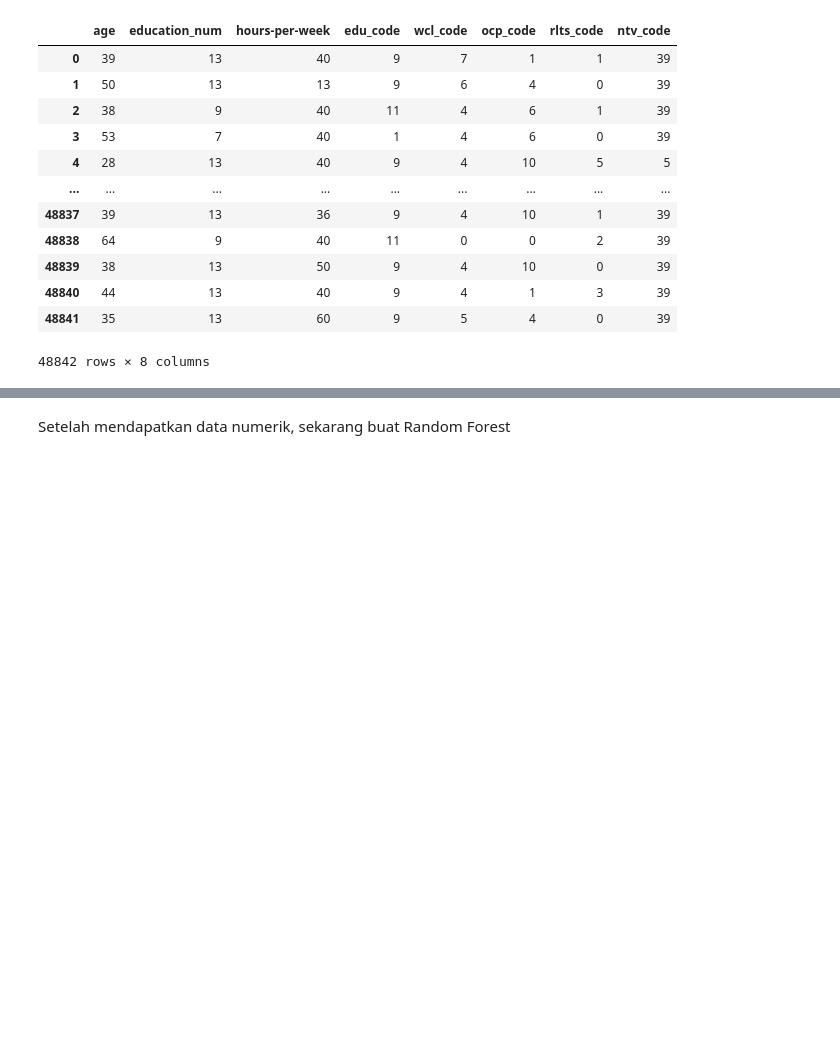
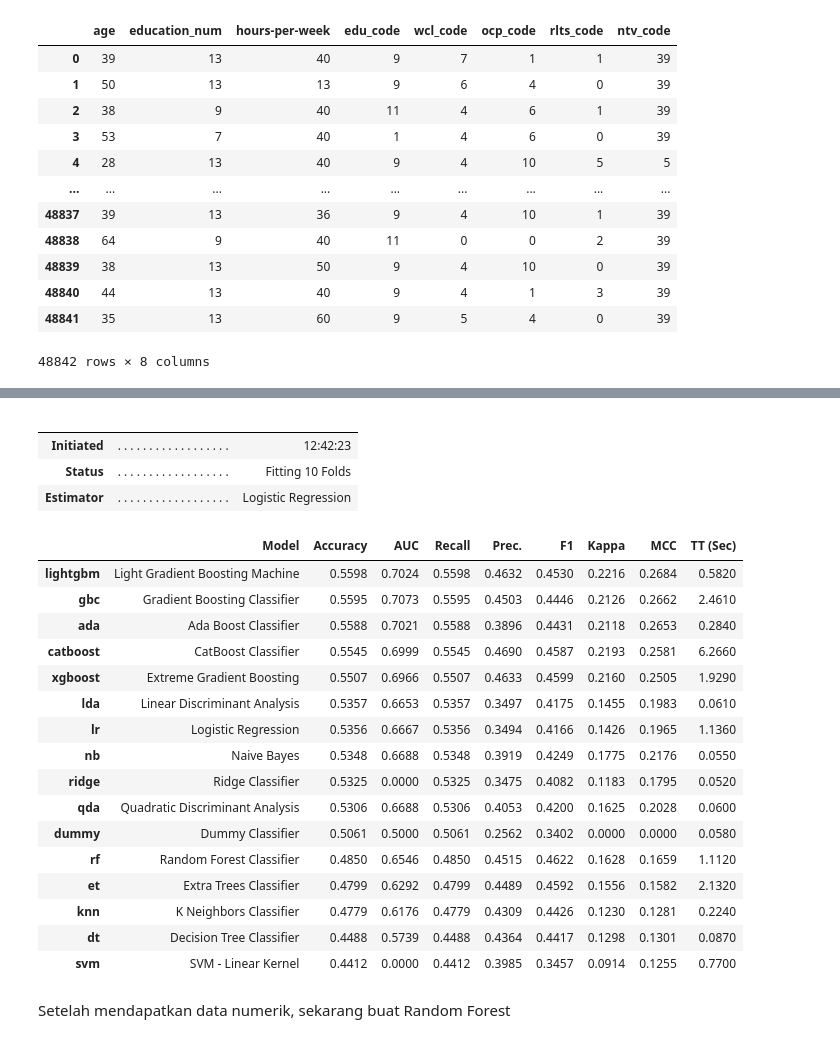
Before and after one commit to LvnnnX/Data-Science-Project, a Jupyter notebook: ML_RF.ipynb, the cells around one changed output, grey strips where cells are left out. Saved outputs shown, nothing was run; the diff lists cells and outputs as text; code cells hidden in the pictures; blank space fills up the shorter version.

Commit message:
Few model & training

```diff
--- a/ML_RF.ipynb
+++ b/ML_RF.ipynb
@@ -212,3 +237,28 @@ X
+# %%
+best = compare_models()
+# %% [output]
+|  |  |  |
+|  |  |  |
+| Initiated | . . . . . . . . . . . . . . . . . . | 12:42:23 |
+| Status | . . . . . . . . . . . . . . . . . . | Fitting 10 Folds |
+| Estimator | . . . . . . . . . . . . . . . . . . | Logistic Regression |
+|  | Model | Accuracy | AUC | Recall | Prec. | F1 | Kappa | MCC | TT (Sec) |
+| lightgbm | Light Gradient Boosting Machine | 0.5598 | 0.7024 | 0.5598 | 0.4632 | 0.4530 | 0.2216 | 0.2684 | 0.5820 |
+| gbc | Gradient Boosting Classifier | 0.5595 | 0.7073 | 0.5595 | 0.4503 | 0.4446 | 0.2126 | 0.2662 | 2.4610 |
+| ada | Ada Boost Classifier | 0.5588 | 0.7021 | 0.5588 | 0.3896 | 0.4431 | 0.2118 | 0.2653 | 0.2840 |
+| catboost | CatBoost Classifier | 0.5545 | 0.6999 | 0.5545 | 0.4690 | 0.4587 | 0.2193 | 0.2581 | 6.2660 |
+| xgboost | Extreme Gradient Boosting | 0.5507 | 0.6966 | 0.5507 | 0.4633 | 0.4599 | 0.2160 | 0.2505 | 1.9290 |
+| lda | Linear Discriminant Analysis | 0.5357 | 0.6653 | 0.5357 | 0.3497 | 0.4175 | 0.1455 | 0.1983 | 0.0610 |
+| lr | Logistic Regression | 0.5356 | 0.6667 | 0.5356 | 0.3494 | 0.4166 | 0.1426 | 0.1965 | 1.1360 |
+| nb | Naive Bayes | 0.5348 | 0.6688 | 0.5348 | 0.3919 | 0.4249 | 0.1775 | 0.2176 | 0.0550 |
+| ridge | Ridge Classifier | 0.5325 | 0.0000 | 0.5325 | 0.3475 | 0.4082 | 0.1183 | 0.1795 | 0.0520 |
+| qda | Quadratic Discriminant Analysis | 0.5306 | 0.6688 | 0.5306 | 0.4053 | 0.4200 | 0.1625 | 0.2028 | 0.0600 |
+| dummy | Dummy Classifier | 0.5061 | 0.5000 | 0.5061 | 0.2562 | 0.3402 | 0.0000 | 0.0000 | 0.0580 |
+| rf | Random Forest Classifier | 0.4850 | 0.6546 | 0.4850 | 0.4515 | 0.4622 | 0.1628 | 0.1659 | 1.1120 |
+| et | Extra Trees Classifier | 0.4799 | 0.6292 | 0.4799 | 0.4489 | 0.4592 | 0.1556 | 0.1582 | 2.1320 |
+| knn | K Neighbors Classifier | 0.4779 | 0.6176 | 0.4779 | 0.4309 | 0.4426 | 0.1230 | 0.1281 | 0.2240 |
+| dt | Decision Tree Classifier | 0.4488 | 0.5739 | 0.4488 | 0.4364 | 0.4417 | 0.1298 | 0.1301 | 0.0870 |
+| svm | SVM - Linear Kernel | 0.4412 | 0.0000 | 0.4412 | 0.3985 | 0.3457 | 0.0914 | 0.1255 | 0.7700 |
 # %% [markdown]
 Setelah mendapatkan data numerik, sekarang buat Random Forest
 # %%
```
Also changed, not shown: parts of 5 cells of this notebook, 33 other files.
